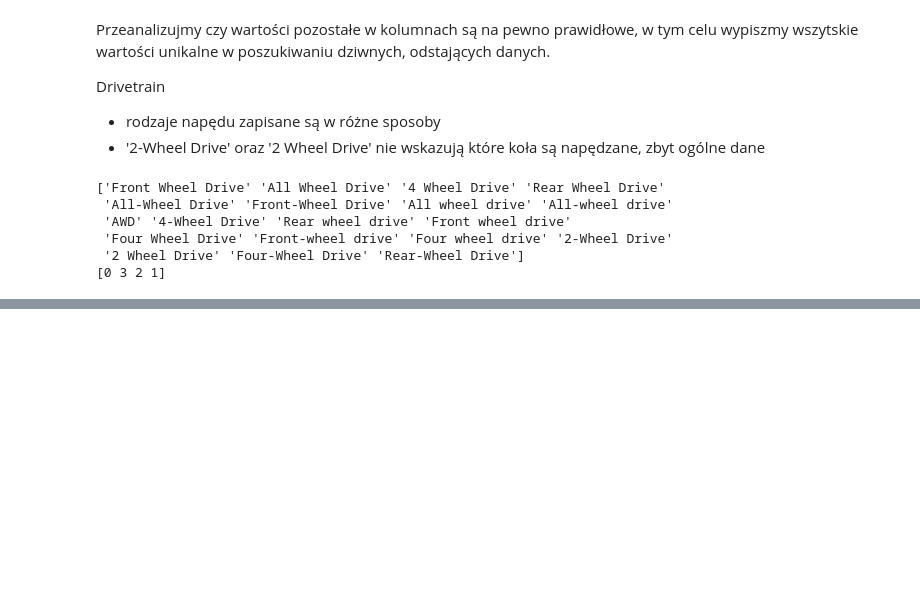
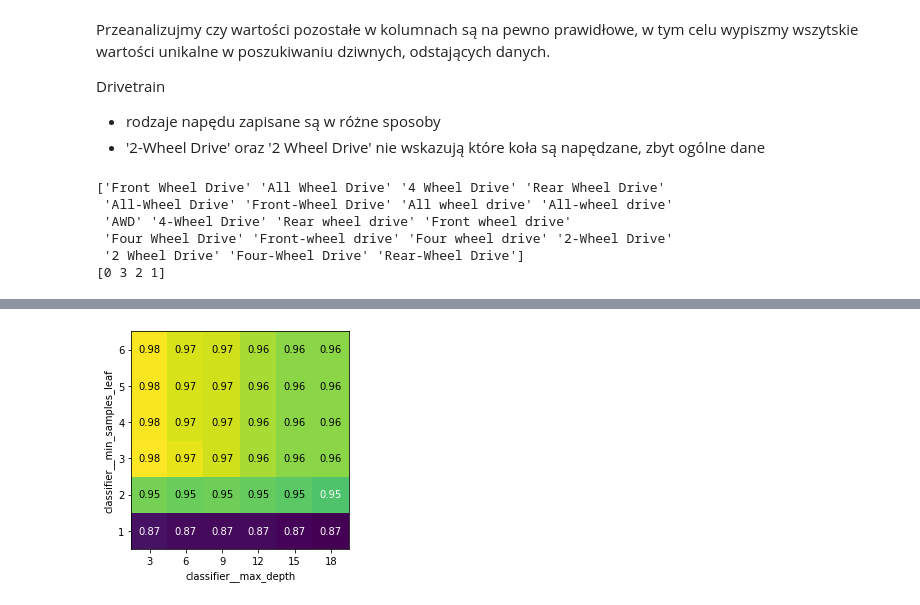
Before and after one commit to DawidMoza/Car-Body-Type-Classification, a Jupyter notebook: Car_Body_Type_Classification.ipynb, the cells around one changed output, grey strips where cells are left out. Cells and saved outputs as stored; diff of their text form; code cells hidden in the pictures; blank space fills up the shorter version.

```diff
--- a/Car_Body_Type_Classification.ipynb
+++ b/Car_Body_Type_Classification.ipynb
@@ -157,0 +394,23 @@ print(df["Passenger Capacity"].unique())
+# %%
+from sklearn.tree import DecisionTreeClassifier
+
+pipe = Pipeline([('preprocessing', StandardScaler()), ('classifier', DecisionTreeClassifier(max_depth=4, random_state=0))])
+
+param_grid = {
+            'preprocessing': [StandardScaler(), None],
+            'classifier__max_depth': [3, 6, 9, 12, 15, 18],
+            'classifier__min_samples_leaf': [1, 2, 3, 4, 5, 6]
+}
+
+grid_2 = GridSearchCV(pipe, param_grid, cv=kfold, return_train_score=True)
+grid_2.fit(X_train, y_train)
+
+results = pd.DataFrame(grid_2.cv_results_)
+scores = np.array(results.mean_test_score).reshape(6, 6, 2)
+scores = scores[:,:,0]
+heatmap(scores, xlabel='classifier__max_depth', xticklabels=param_grid['classifier__max_depth'], ylabel='classifier__min_samples_leaf', yticklabels=param_grid['classifier__min_samples_leaf'], cmap="viridis")
+plt.show()
+
+models.append(('Decision tree', grid_2.best_estimator_))
+# %% [output]
+[figure, added]
```
Also changed, not shown: parts of 45 cells of this notebook.
